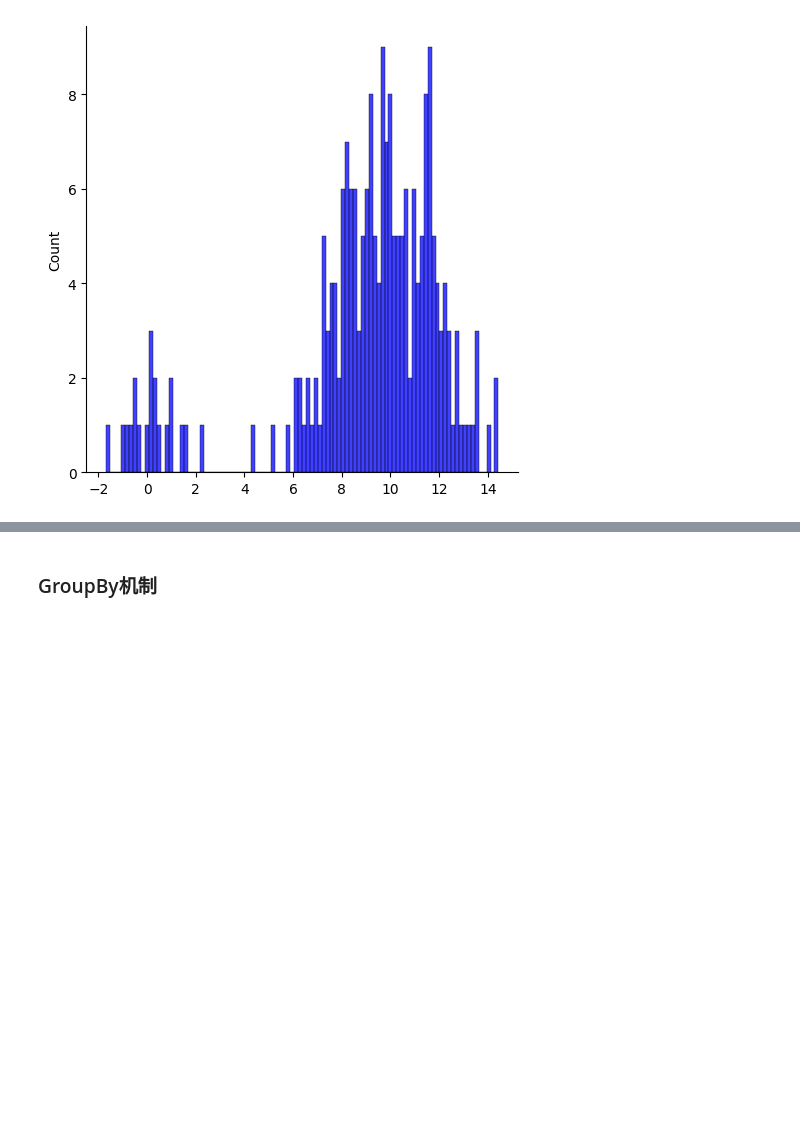
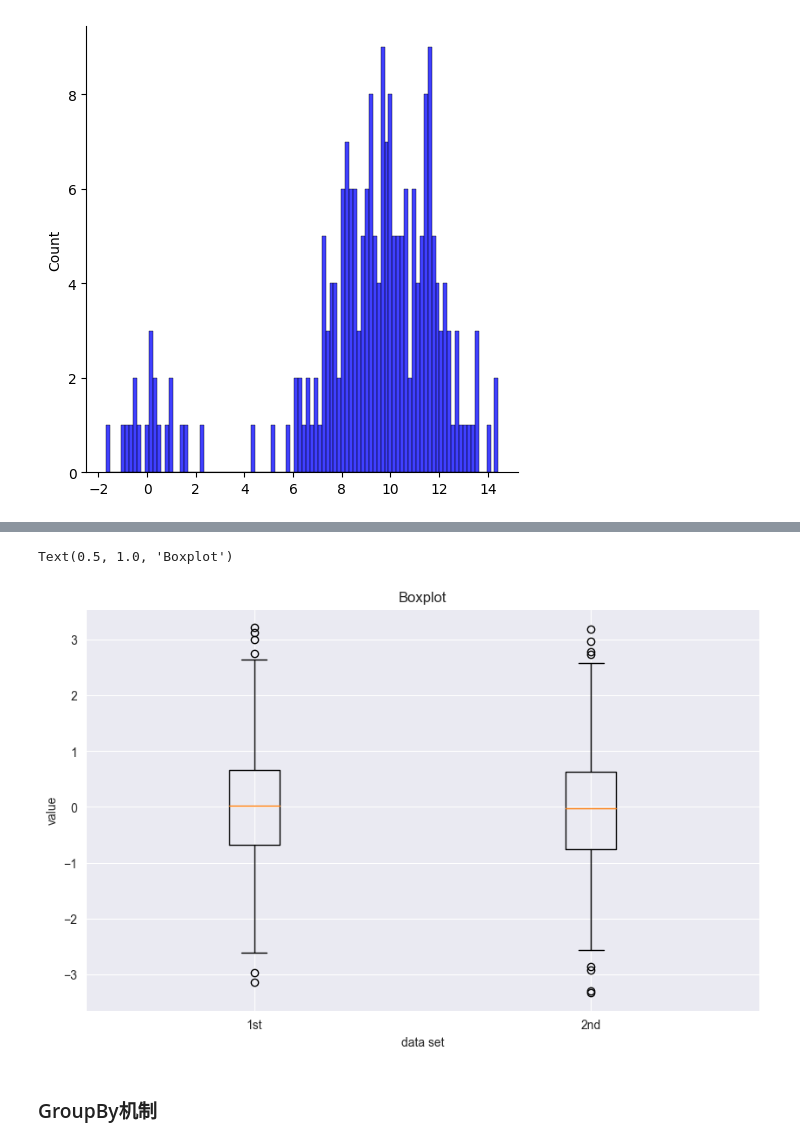
Before and after one commit to eastyell/study_python, a Jupyter notebook: study.ipynb, the cells around one changed output, grey strips where cells are left out. Saved outputs shown, nothing was run; the diff lists cells and outputs as text; code cells hidden in the pictures; blank space fills up the shorter version.

```diff
--- a/study.ipynb
+++ b/study.ipynb
@@ -1089,3 +1160,13 @@ sns.displot(values, bins=100, color='b')
+# %%
+fig, ax = plt.subplots(figsize=(10, 6))
+plt.boxplot(y)
+plt.setp(ax, xticklabels=['1st', '2nd'])
+plt.xlabel('data set')
+plt.ylabel('value')
+plt.title('Boxplot')
+# %% [output]
+Text(0.5, 1.0, 'Boxplot')
+[figure, added]
 # %% [markdown]
 ### GroupBy机制
 # %%
```
Also changed, not shown: parts of 3 cells of this notebook.
